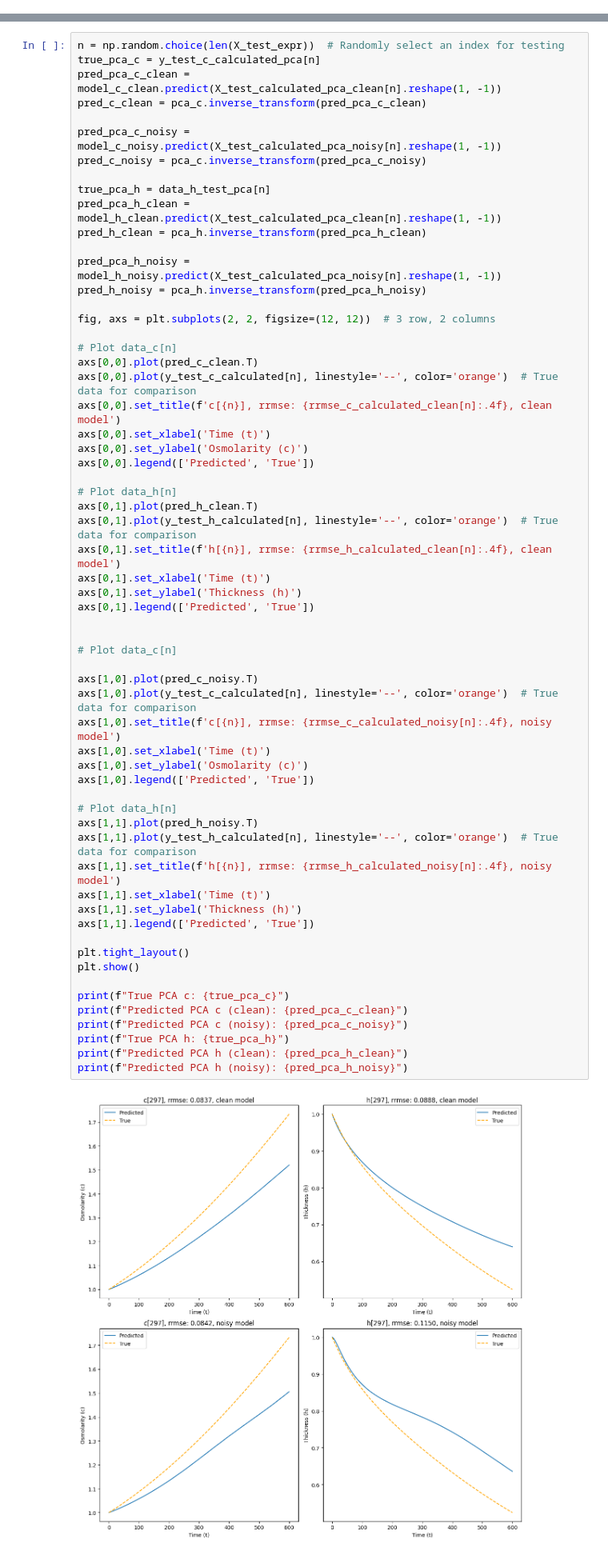
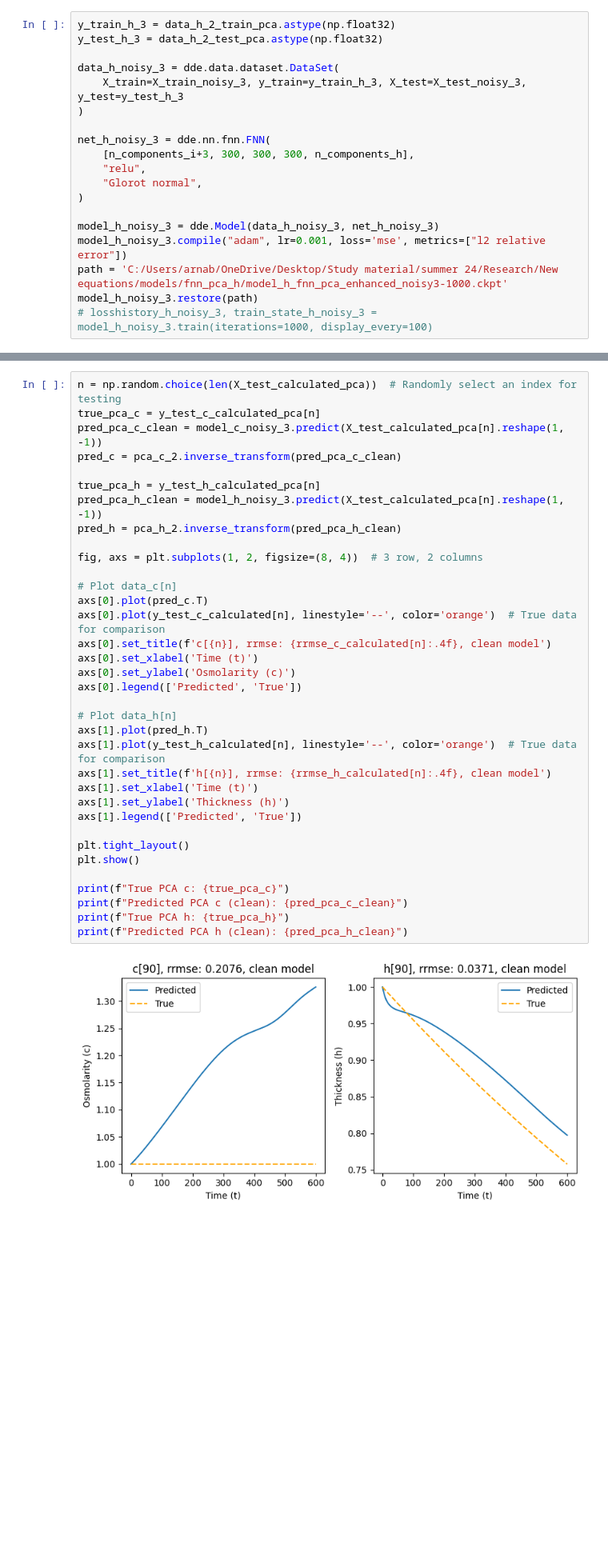
Before and after one commit to tobydriscoll/sciml-tearfilms, a Jupyter notebook: notebooks/FNN_pca_enhanced.ipynb, the cells around one changed output, grey strips where cells are left out. Shown at 80% size. Drawn from its saved outputs; the diff is of its cells as text; blank space fills up the shorter version.

```diff
--- a/notebooks/FNN_pca_enhanced.ipynb
+++ b/notebooks/FNN_pca_enhanced.ipynb
@@ -754,0 +174,19 @@ plt.show()
+# %%
+y_train_h_3 = data_h_2_train_pca.astype(np.float32)
+y_test_h_3 = data_h_2_test_pca.astype(np.float32)
+
+data_h_noisy_3 = dde.data.dataset.DataSet(
+    X_train=X_train_noisy_3, y_train=y_train_h_3, X_test=X_test_noisy_3, y_test=y_test_h_3
+)
+
+net_h_noisy_3 = dde.nn.fnn.FNN(
+    [n_components_i+3, 300, 300, 300, n_components_h],
+    "relu",
+    "Glorot normal",
+)
+
+model_h_noisy_3 = dde.Model(data_h_noisy_3, net_h_noisy_3)
+model_h_noisy_3.compile("adam", lr=0.001, loss='mse', metrics=["l2 relative error"])
+path = 'C:/Users/arnab/OneDrive/Desktop/Study material/summer 24/Research/New equations/models/fnn_pca_h/model_h_fnn_pca_enhanced_noisy3-1000.ckpt'
+model_h_noisy_3.restore(path)
+# losshistory_h_noisy_3, train_state_h_noisy_3 = model_h_noisy_3.train(iterations=1000, display_every=100)
@@ -914,63 +507,37 @@ Experimental RMSE for model_h_noisy: 0.09337976184570299
 # %%
-n = np.random.choice(len(X_test_expr))  # Randomly select an index for testing
+n = np.random.choice(len(X_test_calculated_pca))  # Randomly select an index for testing
 true_pca_c = y_test_c_calculated_pca[n]
-pred_pca_c_clean = model_c_clean.predict(X_test_calculated_pca_clean[n].reshape(1, -1))
-pred_c_clean = pca_c.inverse_transform(pred_pca_c_clean)
+pred_pca_c_clean = model_c_noisy_3.predict(X_test_calculated_pca[n].reshape(1, -1))
+pred_c = pca_c_2.inverse_transform(pred_pca_c_clean)
 
-pred_pca_c_noisy = model_c_noisy.predict(X_test_calculated_pca_noisy[n].reshape(1, -1))
-pred_c_noisy = pca_c.inverse_transform(pred_pca_c_noisy)
+true_pca_h = y_test_h_calculated_pca[n]
+pred_pca_h_clean = model_h_noisy_3.predict(X_test_calculated_pca[n].reshape(1, -1))
+pred_h = pca_h_2.inverse_transform(pred_pca_h_clean)
 
-true_pca_h = data_h_test_pca[n]
-pred_pca_h_clean = model_h_clean.predict(X_test_calculated_pca_clean[n].reshape(1, -1))
-pred_h_clean = pca_h.inverse_transform(pred_pca_h_clean)
-
-pred_pca_h_noisy = model_h_noisy.predict(X_test_calculated_pca_noisy[n].reshape(1, -1))
-pred_h_noisy = pca_h.inverse_transform(pred_pca_h_noisy)
-
-fig, axs = plt.subplots(2, 2, figsize=(12, 12))  # 3 row, 2 columns
+fig, axs = plt.subplots(1, 2, figsize=(8, 4))  # 3 row, 2 columns
 
 # Plot data_c[n]
-axs[0,0].plot(pred_c_clean.T)
-axs[0,0].plot(y_test_c_calculated[n], linestyle='--', color='orange')  # True data for comparison
-axs[0,0].set_title(f'c[{n}], rrmse: {rrmse_c_calculated_clean[n]:.4f}, clean model')
-axs[0,0].set_xlabel('Time (t)')
-axs[0,0].set_ylabel('Osmolarity (c)')
-axs[0,0].legend(['Predicted', 'True'])
+axs[0].plot(pred_c.T)
+axs[0].plot(y_test_c_calculated[n], linestyle='--', color='orange')  # True data for comparison
+axs[0].set_title(f'c[{n}], rrmse: {rrmse_c_calculated[n]:.4f}, clean model')
+axs[0].set_xlabel('Time (t)')
+axs[0].set_ylabel('Osmolarity (c)')
+axs[0].legend(['Predicted', 'True'])
 
 # Plot data_h[n]
-axs[0,1].plot(pred_h_clean.T)
-axs[0,1].plot(y_test_h_calculated[n], linestyle='--', color='orange')  # True data for comparison
-axs[0,1].set_title(f'h[{n}], rrmse: {rrmse_h_calculated_clean[n]:.4f}, clean model')
-axs[0,1].set_xlabel('Time (t)')
-axs[0,1].set_ylabel('Thickness (h)')
-axs[0,1].legend(['Predicted', 'True'])
-
-
-# Plot data_c[n]
-
-axs[1,0].plot(pred_c_noisy.T)
-axs[1,0].plot(y_test_c_calculated[n], linestyle='--', color='orange')  # True data for comparison
-axs[1,0].set_title(f'c[{n}], rrmse: {rrmse_c_calculated_noisy[n]:.4f}, noisy model')
-axs[1,0].set_xlabel('Time (t)')
-axs[1,0].set_ylabel('Osmolarity (c)')
-axs[1,0].legend(['Predicted', 'True'])
-
-# Plot data_h[n]
-axs[1,1].plot(pred_h_noisy.T)
-axs[1,1].plot(y_test_h_calculated[n], linestyle='--', color='orange')  # True data for comparison
-axs[1,1].set_title(f'h[{n}], rrmse: {rrmse_h_calculated_noisy[n]:.4f}, noisy model')
-axs[1,1].set_xlabel('Time (t)')
-axs[1,1].set_ylabel('Thickness (h)')
-axs[1,1].legend(['Predicted', 'True'])
+axs[1].plot(pred_h.T)
+axs[1].plot(y_test_h_calculated[n], linestyle='--', color='orange')  # True data for comparison
+axs[1].set_title(f'h[{n}], rrmse: {rrmse_h_calculated[n]:.4f}, clean model')
+axs[1].set_xlabel('Time (t)')
+axs[1].set_ylabel('Thickness (h)')
+axs[1].legend(['Predicted', 'True'])
 
 plt.tight_layout()
 plt.show()
 
 print(f"True PCA c: {true_pca_c}")
 print(f"Predicted PCA c (clean): {pred_pca_c_clean}")
-print(f"Predicted PCA c (noisy): {pred_pca_c_noisy}")
 print(f"True PCA h: {true_pca_h}")
 print(f"Predicted PCA h (clean): {pred_pca_h_clean}")
-print(f"Predicted PCA h (noisy): {pred_pca_h_noisy}")
 # %% [output]
-[figure, old version]
+[figure, new version]
```
Also changed, not shown: parts of 66 cells of this notebook, 1 other file.
